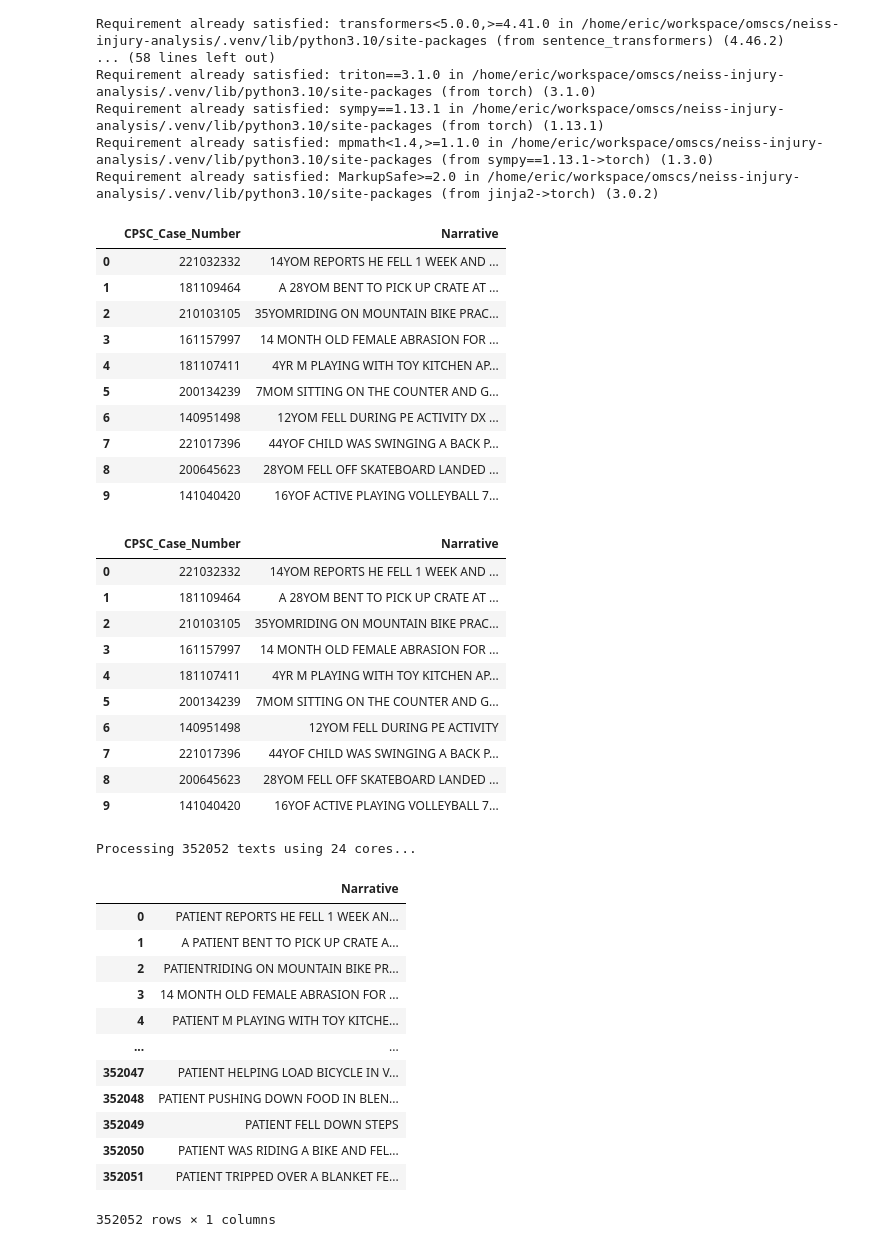
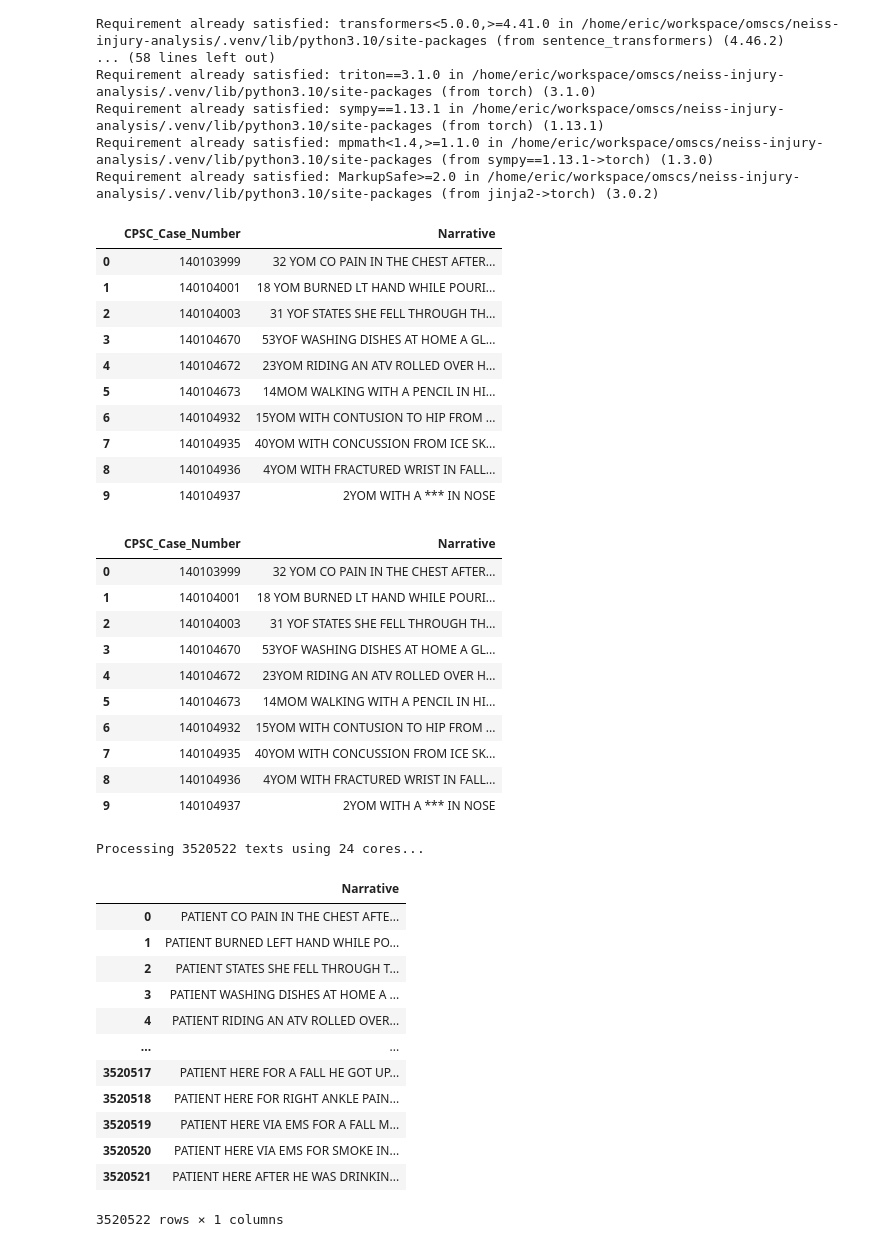
Before and after one commit to dva023/neiss-injury-analysis, a Jupyter notebook: notebooks/embedding_generation.ipynb, the cells around one changed output. Drawn from its saved outputs; the diff is of its cells as text; code cells hidden in the pictures.

```diff
--- a/notebooks/embedding_generation.ipynb
+++ b/notebooks/embedding_generation.ipynb
@@ -26,25 +26,25 @@ Requirement already satisfied: MarkupSafe>=2.0 in /home/eric/workspace/omscs/nei
 # %%
 import pandas as pd
 
-data_size = '10p'
-# data_size = 'full'
+# data_size = '10p'
+data_size = 'full'
 version = 'v1'
 
 data = pd.read_csv('../data/neiss_10p_sample.csv') if data_size == '10p' else pd.read_csv('../data/consolidated_cleaned_neiss_2014_2023.csv')
 data = data[['CPSC_Case_Number', 'Narrative' ]]
 data.head(10)
 # %% [output]
 |  | CPSC_Case_Number | Narrative |
-| 0 | 221032332 | 14YOM REPORTS HE FELL 1 WEEK AND ... |
-| 1 | 181109464 | A 28YOM BENT TO PICK UP CRATE AT ... |
-| 2 | 210103105 | 35YOMRIDING ON MOUNTAIN BIKE PRAC... |
-| 3 | 161157997 | 14 MONTH OLD FEMALE ABRASION FOR ... |
-| 4 | 181107411 | 4YR M PLAYING WITH TOY KITCHEN AP... |
-| 5 | 200134239 | 7MOM SITTING ON THE COUNTER AND G... |
-| 6 | 140951498 | 12YOM FELL DURING PE ACTIVITY DX ... |
-| 7 | 221017396 | 44YOF CHILD WAS SWINGING A BACK P... |
-| 8 | 200645623 | 28YOM FELL OFF SKATEBOARD LANDED ... |
-| 9 | 141040420 | 16YOF ACTIVE PLAYING VOLLEYBALL 7... |
+| 0 | 140103999 | 32 YOM CO PAIN IN THE CHEST AFTER... |
+| 1 | 140104001 | 18 YOM BURNED LT HAND WHILE POURI... |
+| 2 | 140104003 | 31 YOF STATES SHE FELL THROUGH TH... |
+| 3 | 140104670 | 53YOF WASHING DISHES AT HOME A GL... |
+| 4 | 140104672 | 23YOM RIDING AN ATV ROLLED OVER H... |
+| 5 | 140104673 | 14MOM WALKING WITH A PENCIL IN HI... |
+| 6 | 140104932 | 15YOM WITH CONTUSION TO HIP FROM ... |
+| 7 | 140104935 | 40YOM WITH CONCUSSION FROM ICE SK... |
+| 8 | 140104936 | 4YOM WITH FRACTURED WRIST IN FALL... |
+| 9 | 140104937 | 2YOM WITH A *** IN NOSE |
 # %%
 def remove_after_dx(narrative):
   if isinstance(narrative, str):
@@ -60,16 +60,16 @@ data.loc[:, 'Narrative'] = data['Narrative'].apply(remove_after_dx)
 data.head(10)
 # %% [output]
 |  | CPSC_Case_Number | Narrative |
-| 0 | 221032332 | 14YOM REPORTS HE FELL 1 WEEK AND ... |
-| 1 | 181109464 | A 28YOM BENT TO PICK UP CRATE AT ... |
-| 2 | 210103105 | 35YOMRIDING ON MOUNTAIN BIKE PRAC... |
-| 3 | 161157997 | 14 MONTH OLD FEMALE ABRASION FOR ... |
-| 4 | 181107411 | 4YR M PLAYING WITH TOY KITCHEN AP... |
-| 5 | 200134239 | 7MOM SITTING ON THE COUNTER AND G... |
-| 6 | 140951498 | 12YOM FELL DURING PE ACTIVITY |
-| 7 | 221017396 | 44YOF CHILD WAS SWINGING A BACK P... |
-| 8 | 200645623 | 28YOM FELL OFF SKATEBOARD LANDED ... |
-| 9 | 141040420 | 16YOF ACTIVE PLAYING VOLLEYBALL 7... |
+| 0 | 140103999 | 32 YOM CO PAIN IN THE CHEST AFTER... |
+| 1 | 140104001 | 18 YOM BURNED LT HAND WHILE POURI... |
+| 2 | 140104003 | 31 YOF STATES SHE FELL THROUGH TH... |
+| 3 | 140104670 | 53YOF WASHING DISHES AT HOME A GL... |
+| 4 | 140104672 | 23YOM RIDING AN ATV ROLLED OVER H... |
+| 5 | 140104673 | 14MOM WALKING WITH A PENCIL IN HI... |
+| 6 | 140104932 | 15YOM WITH CONTUSION TO HIP FROM ... |
+| 7 | 140104935 | 40YOM WITH CONCUSSION FROM ICE SK... |
+| 8 | 140104936 | 4YOM WITH FRACTURED WRIST IN FALL... |
+| 9 | 140104937 | 2YOM WITH A *** IN NOSE |
 # %%
 medical_terms = {
     "&": "and",
@@ -229,24 +229,24 @@ data['Narrative'] = process_texts(data['Narrative'].tolist(), use_parallel=True)
 # Or specify number of cores:
 # data['Narrative'] = process_texts(data['Narrative'].tolist(), use_parallel=True, n_jobs=4)
 # %% [output]
-Processing 352052 texts using 24 cores...
+Processing 3520522 texts using 24 cores...
 # %%
 data['Narrative']=data['Narrative'].str.upper()
 data[['Narrative']]
 # %% [output]
 |  | Narrative |
-| 0 | PATIENT REPORTS HE FELL 1 WEEK AN... |
-| 1 | A PATIENT BENT TO PICK UP CRATE A... |
-| 2 | PATIENTRIDING ON MOUNTAIN BIKE PR... |
-| 3 | 14 MONTH OLD FEMALE ABRASION FOR ... |
-| 4 | PATIENT M PLAYING WITH TOY KITCHE... |
+| 0 | PATIENT CO PAIN IN THE CHEST AFTE... |
+| 1 | PATIENT BURNED LEFT HAND WHILE PO... |
+| 2 | PATIENT STATES SHE FELL THROUGH T... |
+| 3 | PATIENT WASHING DISHES AT HOME A ... |
+| 4 | PATIENT RIDING AN ATV ROLLED OVER... |
 | ... | ... |
-| 352047 | PATIENT HELPING LOAD BICYCLE IN V... |
-| 352048 | PATIENT PUSHING DOWN FOOD IN BLEN... |
-| 352049 | PATIENT FELL DOWN STEPS |
-| 352050 | PATIENT WAS RIDING A BIKE AND FEL... |
-| 352051 | PATIENT TRIPPED OVER A BLANKET FE... |
+| 3520517 | PATIENT HERE FOR A FALL HE GOT UP... |
+| 3520518 | PATIENT HERE FOR RIGHT ANKLE PAIN... |
+| 3520519 | PATIENT HERE VIA EMS FOR A FALL M... |
+| 3520520 | PATIENT HERE VIA EMS FOR SMOKE IN... |
+| 3520521 | PATIENT HERE AFTER HE WAS DRINKIN... |
-352052 rows × 1 columns
+3520522 rows × 1 columns
 # %%
 replace_list = [
   'INGESTION','ASPIRATION','BURN','ELECTRICAL','SCALD','CHEMICAL','AMPUTATION','THERMAL','CONCUSSION','CONTUSIONS','CRUSHING',
```
Also changed, not shown: parts of 4 cells of this notebook, 1 other file.
